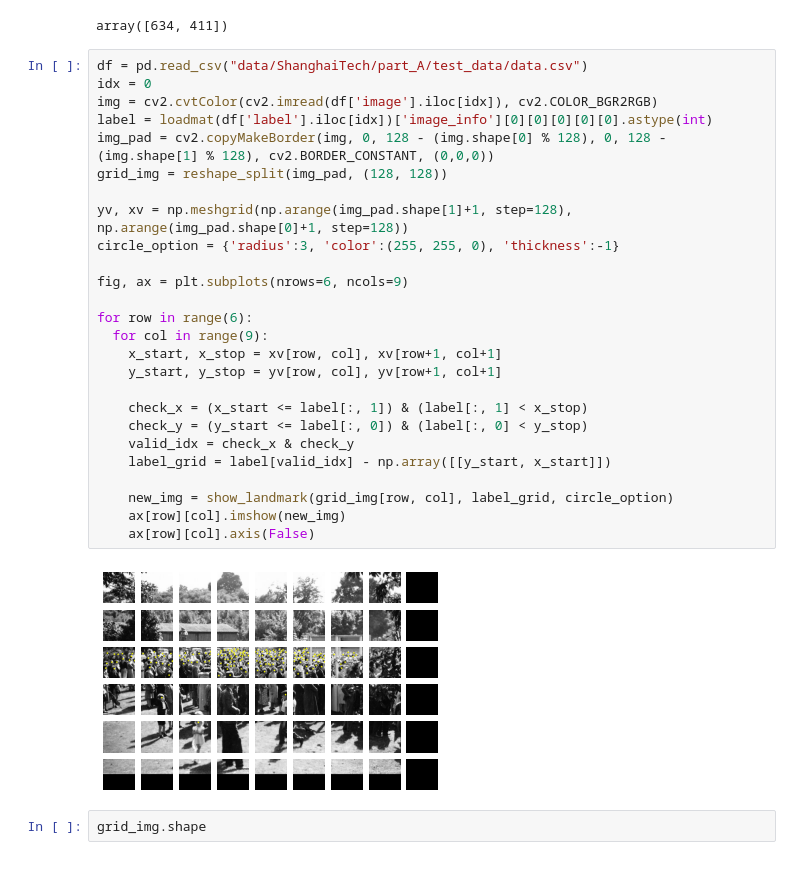
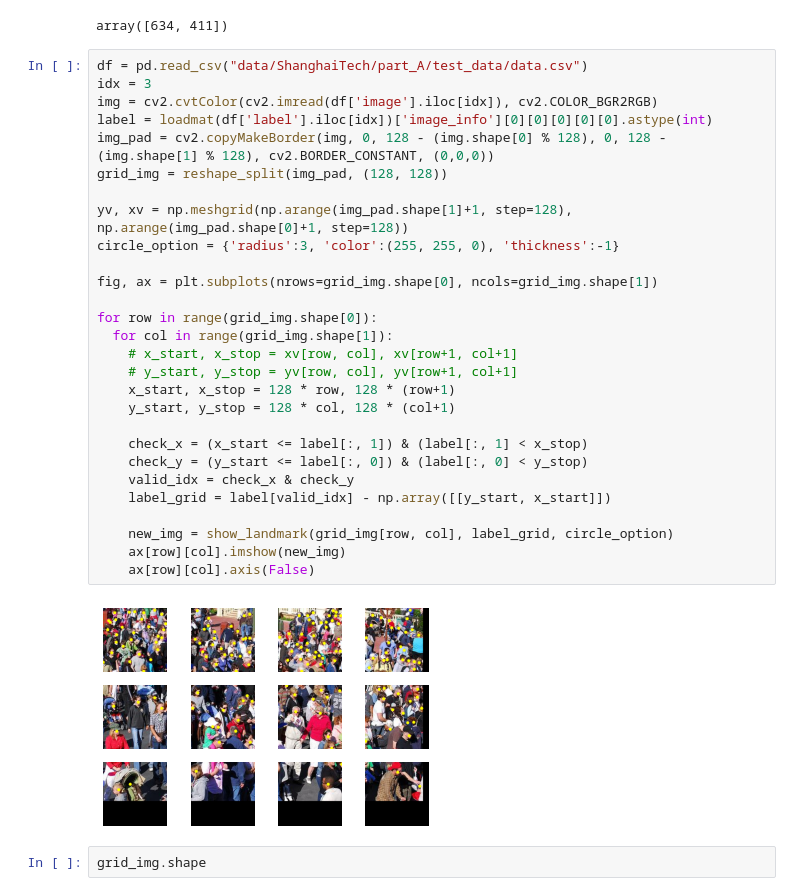
Before and after one commit to NewGamezzz/Pattern-Project-, a Jupyter notebook: grid_images.ipynb, the cells around one changed output. Cells and saved outputs as stored; diff of their text form.

```diff
--- a/grid_images.ipynb
+++ b/grid_images.ipynb
@@ -67,32 +67,34 @@ label.max(axis=0)
 array([634, 411])
 # %%
 df = pd.read_csv("data/ShanghaiTech/part_A/test_data/data.csv")
-idx = 0
+idx = 3
 img = cv2.cvtColor(cv2.imread(df['image'].iloc[idx]), cv2.COLOR_BGR2RGB)
 label = loadmat(df['label'].iloc[idx])['image_info'][0][0][0][0][0].astype(int)
 img_pad = cv2.copyMakeBorder(img, 0, 128 - (img.shape[0] % 128), 0, 128 - (img.shape[1] % 128), cv2.BORDER_CONSTANT, (0,0,0))
 grid_img = reshape_split(img_pad, (128, 128))
 
 yv, xv = np.meshgrid(np.arange(img_pad.shape[1]+1, step=128), np.arange(img_pad.shape[0]+1, step=128))
 circle_option = {'radius':3, 'color':(255, 255, 0), 'thickness':-1}
 
-fig, ax = plt.subplots(nrows=6, ncols=9)
+fig, ax = plt.subplots(nrows=grid_img.shape[0], ncols=grid_img.shape[1])
 
-for row in range(6):
-  for col in range(9):
-    x_start, x_stop = xv[row, col], xv[row+1, col+1]
-    y_start, y_stop = yv[row, col], yv[row+1, col+1]
+for row in range(grid_img.shape[0]):
+  for col in range(grid_img.shape[1]):
+    # x_start, x_stop = xv[row, col], xv[row+1, col+1]
+    # y_start, y_stop = yv[row, col], yv[row+1, col+1]
+    x_start, x_stop = 128 * row, 128 * (row+1)
+    y_start, y_stop = 128 * col, 128 * (col+1)
 
     check_x = (x_start <= label[:, 1]) & (label[:, 1] < x_stop)
     check_y = (y_start <= label[:, 0]) & (label[:, 0] < y_stop)
     valid_idx = check_x & check_y
     label_grid = label[valid_idx] - np.array([[y_start, x_start]])
 
     new_img = show_landmark(grid_img[row, col], label_grid, circle_option)
     ax[row][col].imshow(new_img)
     ax[row][col].axis(False)
 # %% [output]
-[figure, old version]
+[figure, new version]
 # %%
 grid_img.shape
 # %% [output]
```
Also changed, not shown: 3 other files.
